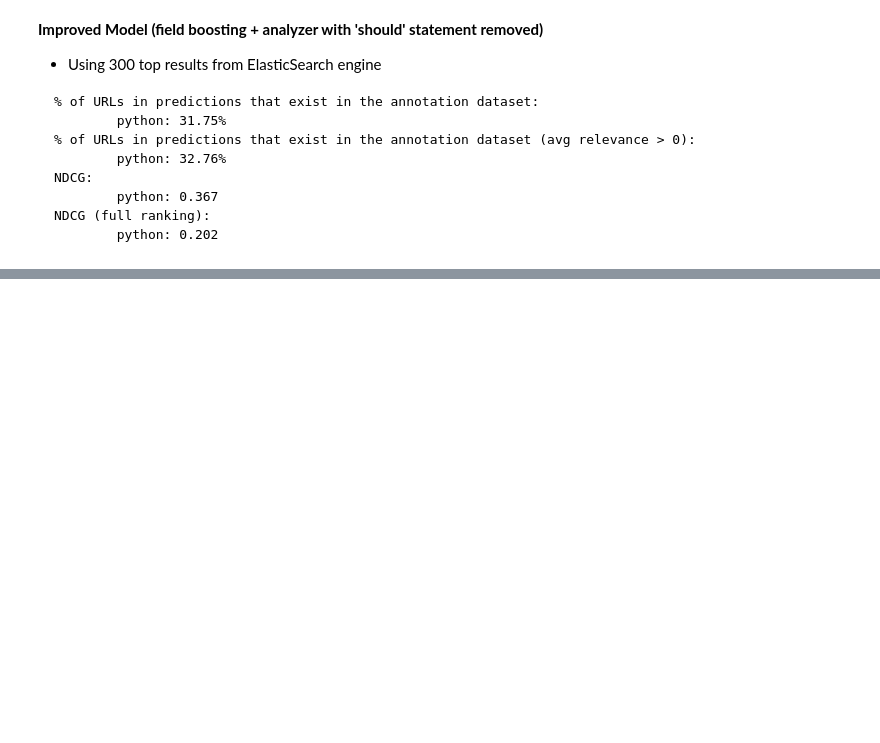
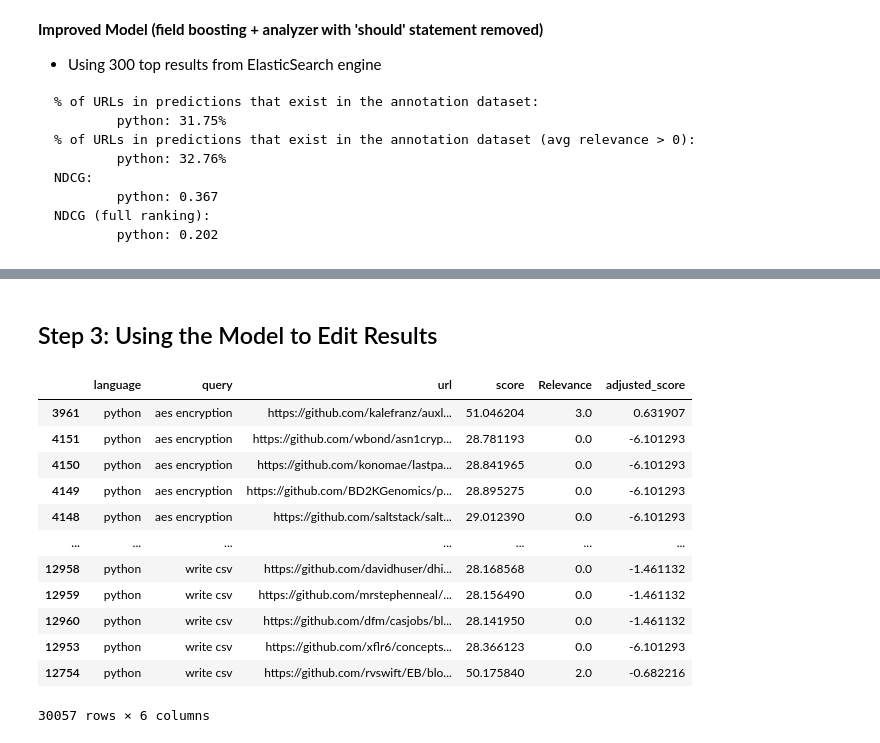
Before and after one commit to toekneeta/CodeSemanticSearch, a Jupyter notebook: elastic_search_engine.ipynb, the cells around one changed output, grey strips where cells are left out. Cells and saved outputs as stored; diff of their text form; code cells hidden in the pictures; blank space fills up the shorter version.

```diff
--- a/elastic_search_engine.ipynb
+++ b/elastic_search_engine.ipynb
@@ -339,0 +343,31 @@ NDCG (full ranking):
+# %%
+# reading in relevance scores and creating a merged dataset
+relevance_scores = pd.read_csv("annotation_store.csv")
+
+#only working with Python
+python_rs = relevance_scores[relevance_scores['Language']=='Python']
+
+#merging and dropping irrelevant columns
+merged_scores = pd.merge(test_es_results_df, python_rs,  how='left', left_on=['query','url'], right_on = ['Query','GitHubUrl'])
+merged_scores = merged_scores.drop(columns=['Language', 'Query', 'GitHubUrl', 'Notes'])
+
+#search results that were not in the relevance csv get a relevance score of 0
+merged_scores['Relevance'] = merged_scores['Relevance'].fillna(0)
+# %%
+from sklearn.model_selection import train_test_split
+
+# need to have queries grouped together for our ranking model
+merged_scores = merged_scores.sort_values(by=["query"], ascending=[True])
+
+# our feature will be the relevance score our es model returns
+X = merged_scores[['score']]
+y = merged_scores['Relevance']
+
+# train-test split
+X_train, X_test, y_train, y_test = train_test_split(X, y, test_size=0.1, shuffle=False)
+train_groups = merged_scores.iloc[:len(X_train)].groupby('query').size().to_numpy()
+test_groups = merged_scores.iloc[len(X_train):].groupby('query').size().to_numpy()
+
+#checking lengths match up
+assert len(X_train) == sum(train_groups)
+assert len(X_test) == sum(test_groups)
@@ -339,0 +376,7 @@ NDCG (full ranking):
+# %%
+from lightgbm import LGBMRanker
+# create model
+model = LGBMRanker(objective="lambdarank", metric="ndcg")
+
+#fit model
+model.fit(X_train, y_train, group=train_groups, eval_set=[(X_test,y_test)],eval_group=[test_groups],eval_metric=['ndcg'])
@@ -339,0 +390,20 @@ NDCG (full ranking):
+# %% [markdown]
+## Step 3: Using the Model to Edit Results
+# %%
+# use the model to predict an adjusted score
+merged_scores['adjusted_score'] = model.predict(merged_scores[['score']])
+merged_scores
+# %% [output]
+|  | language | query | url | score | Relevance | adjusted_score |
+| 3961 | python | aes encryption | https://github.com/kalefranz/auxl... | 51.046204 | 3.0 | 0.631907 |
+| 4151 | python | aes encryption | https://github.com/wbond/asn1cryp... | 28.781193 | 0.0 | -6.101293 |
+| 4150 | python | aes encryption | https://github.com/konomae/lastpa... | 28.841965 | 0.0 | -6.101293 |
+| 4149 | python | aes encryption | https://github.com/BD2KGenomics/p... | 28.895275 | 0.0 | -6.101293 |
+| 4148 | python | aes encryption | https://github.com/saltstack/salt... | 29.012390 | 0.0 | -6.101293 |
+| ... | ... | ... | ... | ... | ... | ... |
+| 12958 | python | write csv | https://github.com/davidhuser/dhi... | 28.168568 | 0.0 | -1.461132 |
+| 12959 | python | write csv | https://github.com/mrstephenneal/... | 28.156490 | 0.0 | -1.461132 |
+| 12960 | python | write csv | https://github.com/dfm/casjobs/bl... | 28.141950 | 0.0 | -1.461132 |
+| 12953 | python | write csv | https://github.com/xflr6/concepts... | 28.366123 | 0.0 | -6.101293 |
+| 12754 | python | write csv | https://github.com/rvswift/EB/blo... | 50.175840 | 2.0 | -0.682216 |
+30057 rows × 6 columns
```
Also changed, not shown: parts of 21 cells of this notebook.
